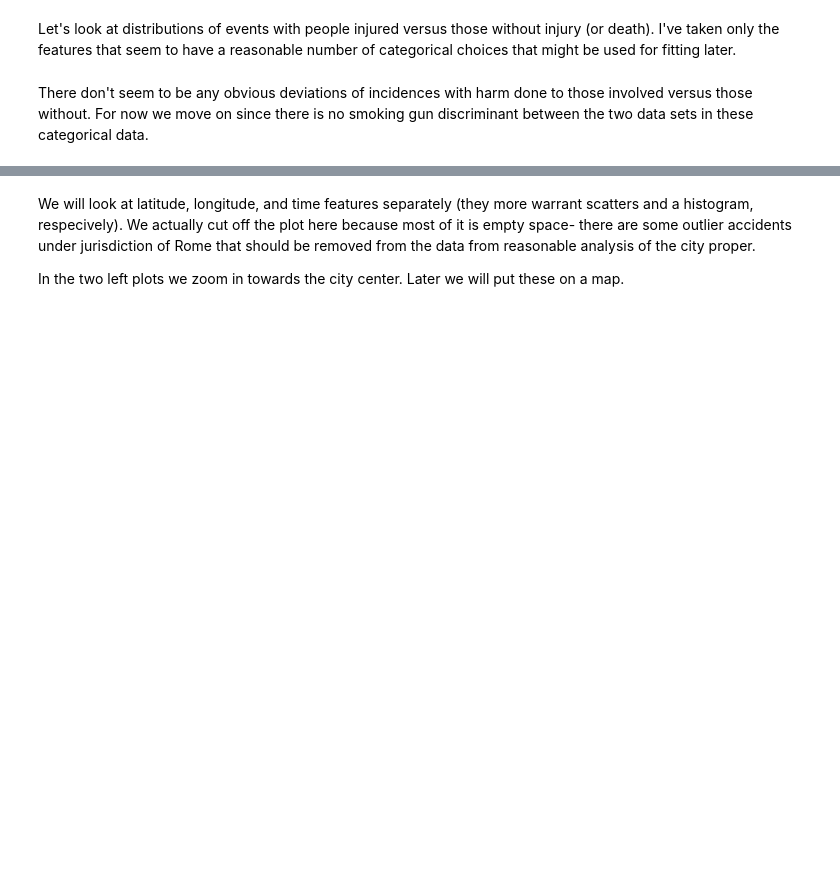
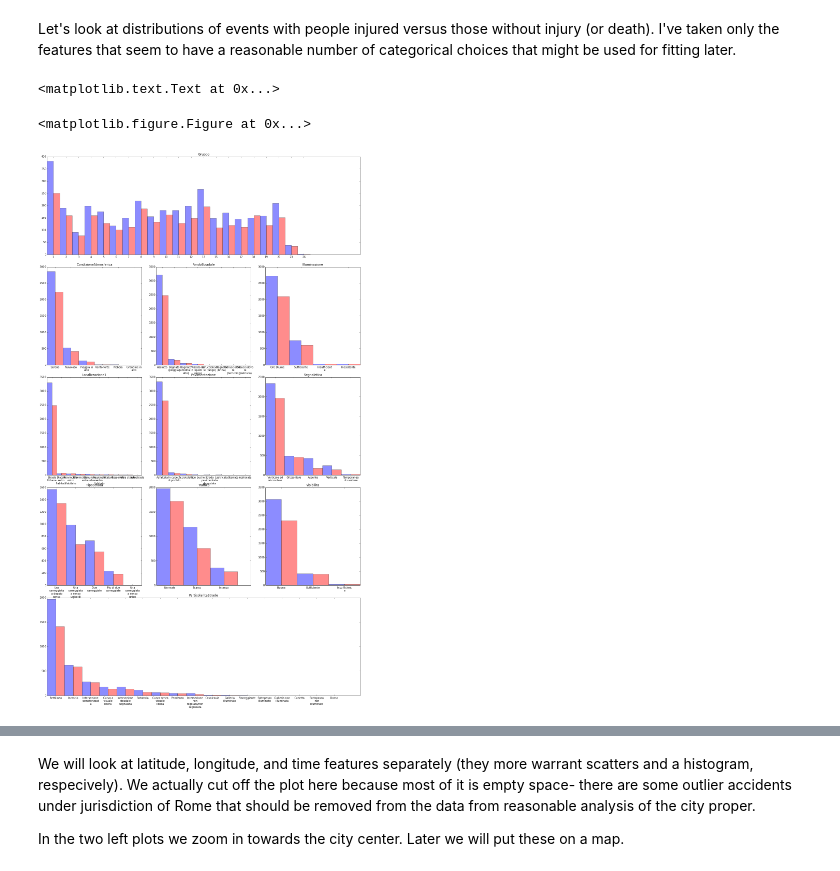
Before and after one commit to riemannzetagambit/roma-traffic-incidents, a Jupyter notebook: incidenti_stradali_analysis.ipynb, the cells around one changed output, grey strips where cells are left out. Cells and saved outputs as stored; diff of their text form; code cells hidden in the pictures; blank space fills up the shorter version.

```diff
--- a/incidenti_stradali_analysis.ipynb
+++ b/incidenti_stradali_analysis.ipynb
@@ -157,8 +161,8 @@ Now before doing anything else, we set aside 30% of the data, randomly chosen, a
 # %%
 incidenti = load_incidenti_data('json_incidenti_01.7.2014_31.12.2014.json')
 
-# test = incidenti.sample(frac=0.3, replace=False)
-# train = incidenti.loc[~incidenti.index.isin(test.index)]
-# train = clean_incidenti_data(train)
+test = incidenti.sample(frac=0.3, replace=False)
+train = incidenti.loc[~incidenti.index.isin(test.index)]
+train = clean_incidenti_data(train)
 
-# train.columns.values
+train.columns.values
@@ -165,16 +177,60 @@ incidenti = load_incidenti_data('json_incidenti_01.7.2014_31.12.2014.json')
 # %% [markdown]
 Let's look at distributions of events with people injured versus those without injury (or death). I've taken only the features that seem to have a reasonable number of categorical choices that might be used for fitting later.
-# %%
-features=['CondizioneAtmosferica','FondoStradale','Illuminazione','Localizzazione1','Pavimentazione','ParticolaritaStrade','Segnaletica','TipoStrada','Traffico','Visibilita']
-fig = plt.figure(figsize=(18,18), dpi=1600)
-f, a = plt.subplots(len(features)/3+1,3,sharey=True,figsize=(17,15))
-#f.tight_layout(pad=3)
-
-for i,feature in enumerate(features,0):
-    #print i, feature, i/2, i%3
-    plt.subplot2grid((len(features)/3+1,3),(i%3,i/3))
-    train[train.harmed == 0][feature].value_counts().plot(kind='bar', color='b', alpha=0.45)
-    train[train.harmed > 0][feature].value_counts().plot(kind='bar', color='r', alpha=0.45)
-    plt.xlabel(feature)
-# %% [markdown]
-There don't seem to be any obvious deviations of incidences with harm done to those involved versus those without. For now we move on since there is no smoking gun discriminant between the two data sets in these categorical data.
+# %%
+features=['CondizioneAtmosferica','FondoStradale','Illuminazione','Localizzazione1','Pavimentazione','Segnaletica','TipoStrada','Traffico','Visibilita']
+fig = plt.figure(dpi=1600)
+f, a = plt.subplots(len(features)/3+2,3,figsize=(18,30))
+f.tight_layout(pad=3)
+
+# One with a lot of options, don't exactly know what 'Group' is, but we can look at it as a variable
+#Gruppo
+plt.subplot2grid((len(features)/3+2,3),(0,0),colspan=3)
+valsNoHarm = train[train.harmed == 0]['Gruppo'].value_counts().sort_index()
+valsHarm = train[train.harmed > 0]['Gruppo'].value_counts().sort_index()
+keys1 = valsNoHarm.keys()
+keys2 = valsHarm.keys()
+ind = np.arange(len(keys1))
+ind2 = np.arange(len(keys2))
+width=.5
+plt.bar(ind,np.asarray(valsNoHarm),width, color='b', alpha=0.45)
+plt.bar(ind2+width,np.asarray(valsHarm),width, color='r', alpha=0.45)
+plt.xticks(ind+width,keys1)
+plt.title('Gruppo')
+
+for i,feature in enumerate(features,0):
+    valsNoHarm = train[train.harmed == 0][feature].value_counts()
+    valsHarm = train[train.harmed > 0][feature].value_counts()
+    keys = valsNoHarm.keys()
+    keys2 = valsHarm.keys()
+    keys = [textwrap.fill(text,12) for text in keys]
+    ind = np.arange(len(keys))
+    ind2 = np.arange(len(keys2))
+    width=.5
+    a[i/3+1,i%3].bar(ind,np.asarray(valsNoHarm),width, color='b', alpha=0.45)
+    a[i/3+1,i%3].bar(ind2+width,np.asarray(valsHarm),width, color='r', alpha=0.45)
+    a[i/3+1,i%3].set_xticks(ind+width)
+    a[i/3+1,i%3].set_xticklabels(keys)
+    a[i/3+1,i%3].set_title(feature)
+
+# One with a lot of options, span last row
+#ParticolaritaStrade
+plt.subplot2grid((len(features)/3+2,3),(4,0),colspan=3)
+valsNoHarm = train[train.harmed == 0]['ParticolaritaStrade'].value_counts()
+valsHarm = train[train.harmed > 0]['ParticolaritaStrade'].value_counts()
+keys = valsNoHarm.keys()
+keys2 = valsHarm.keys()
+keys = [textwrap.fill(text,12) for text in keys]
+ind = np.arange(len(keys))
+ind2 = np.arange(len(keys2))
+width=.5
+plt.bar(ind,np.asarray(valsNoHarm),width, color='b', alpha=0.45)
+plt.bar(ind2+width,np.asarray(valsHarm),width, color='r', alpha=0.45)
+plt.xticks(ind+width,keys)
+plt.title('ParticolaritaStrade')
+
+
+# Will fix padding of plots later
+# %% [output]
+<matplotlib.text.Text at 0x...>
+<matplotlib.figure.Figure at 0x...>
+[figure, added]
```
Also changed, not shown: parts of 17 cells of this notebook.
